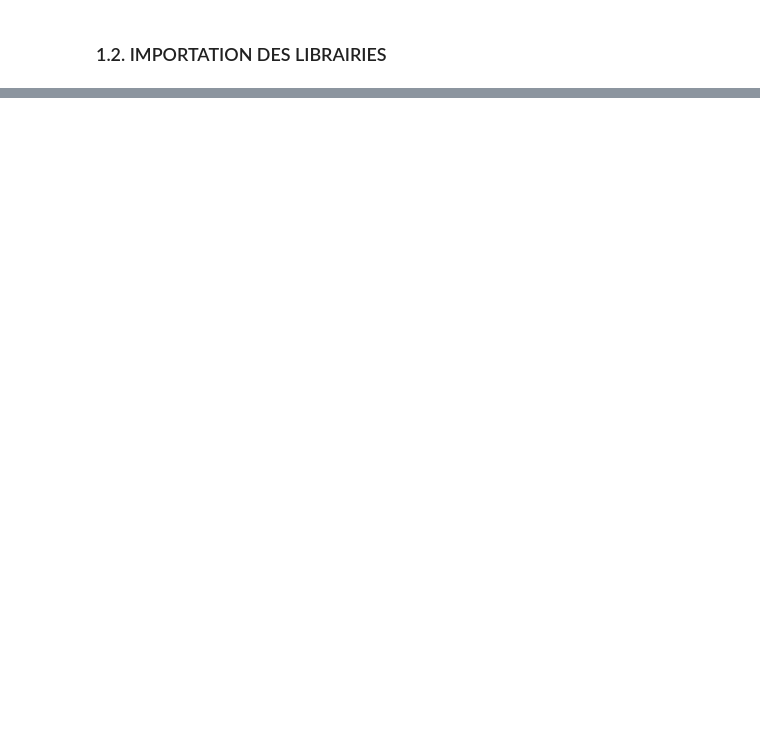
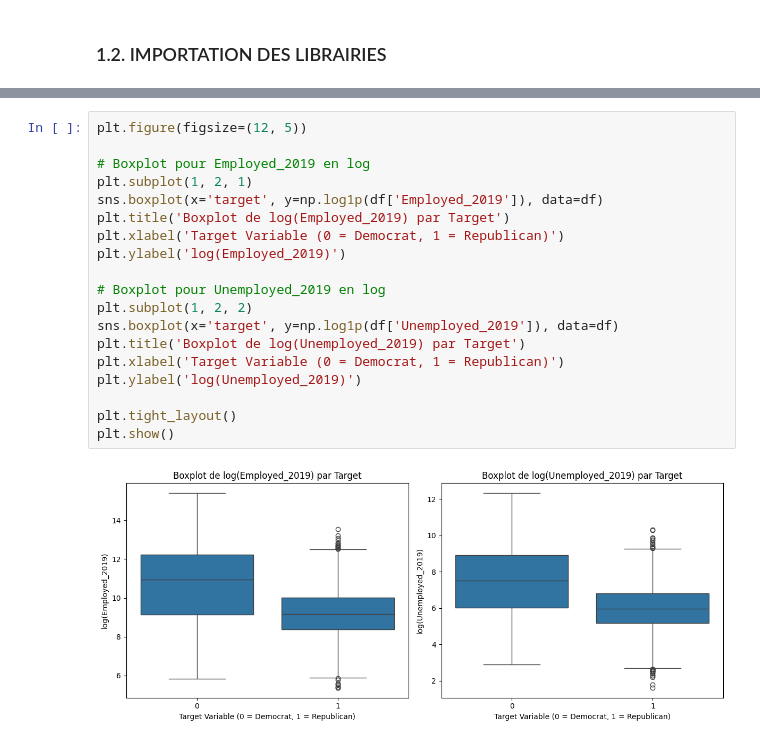
Before and after one commit to fless-lab/Us_Election_Prediction, a Jupyter notebook: notebook.ipynb, the cells around one changed output, grey strips where cells are left out. Drawn from its saved outputs; the diff is of its cells as text; blank space fills up the shorter version.

```diff
--- a/notebook.ipynb
+++ b/notebook.ipynb
@@ -95,0 +1072,21 @@ from tqdm import tqdm  # Affichage de barres de progression pour suivre l’exé
+# %%
+plt.figure(figsize=(12, 5))
+
+# Boxplot pour Employed_2019 en log
+plt.subplot(1, 2, 1)
+sns.boxplot(x='target', y=np.log1p(df['Employed_2019']), data=df)
+plt.title('Boxplot de log(Employed_2019) par Target')
+plt.xlabel('Target Variable (0 = Democrat, 1 = Republican)')
+plt.ylabel('log(Employed_2019)')
+
+# Boxplot pour Unemployed_2019 en log
+plt.subplot(1, 2, 2)
+sns.boxplot(x='target', y=np.log1p(df['Unemployed_2019']), data=df)
+plt.title('Boxplot de log(Unemployed_2019) par Target')
+plt.xlabel('Target Variable (0 = Democrat, 1 = Republican)')
+plt.ylabel('log(Unemployed_2019)')
+
+plt.tight_layout()
+plt.show()
+# %% [output]
+[figure, added]
```
Also changed, not shown: parts of 140 cells of this notebook, 2 other files.
